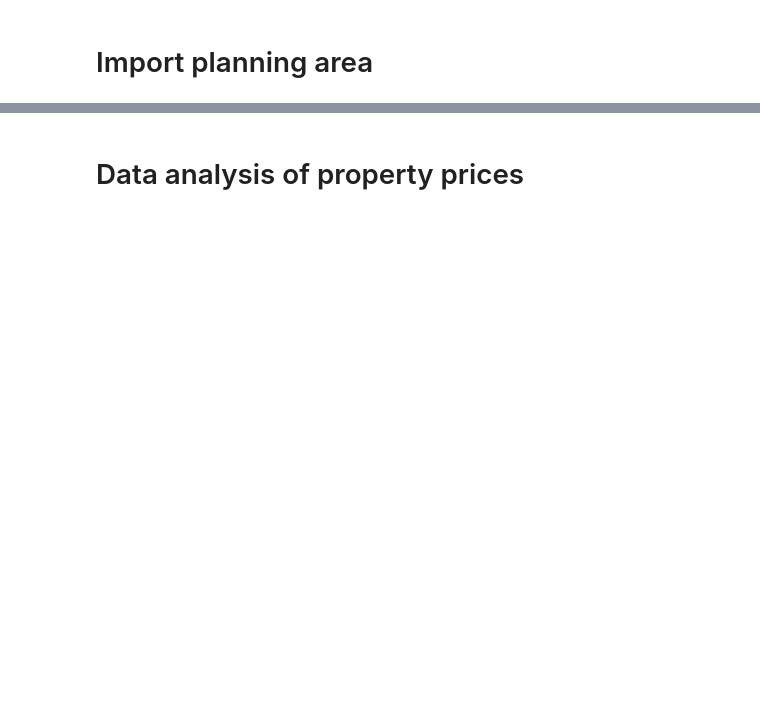
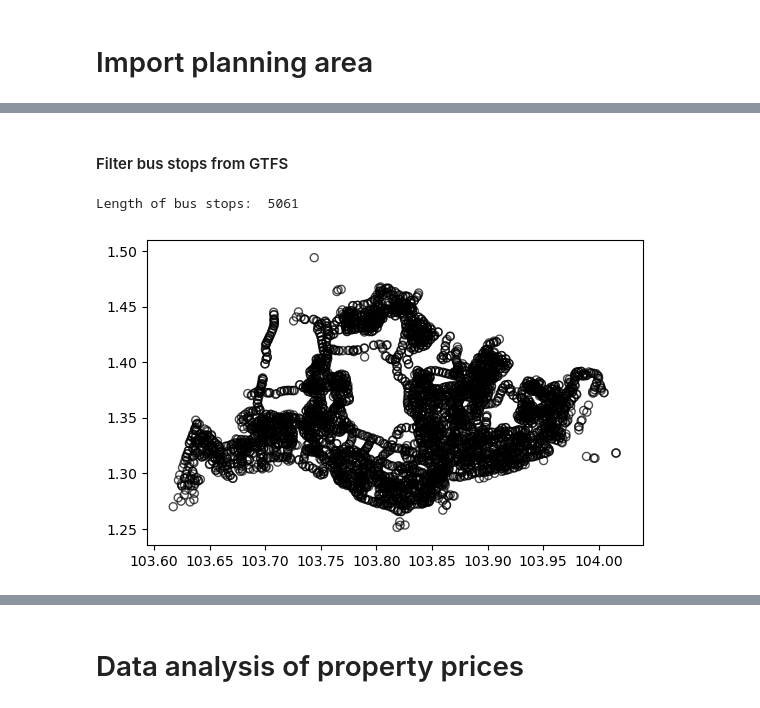
Before and after one commit to pakhuiying/property_prices_flood, a Jupyter notebook: property_prices_analysis.ipynb, the cells around one changed output, grey strips where cells are left out. Saved outputs shown, nothing was run; the diff lists cells and outputs as text; code cells hidden in the pictures; blank space fills up the shorter version.

```diff
--- a/property_prices_analysis.ipynb
+++ b/property_prices_analysis.ipynb
@@ -34,0 +90,11 @@ planningArea_shp.head()
+# %% [markdown]
+#### Filter bus stops from GTFS
+# %%
+busStops = GTFS_stops[GTFS_stops['stop_code'].str.isdigit()] # MRT stops is alphanumeric, but busstop stop codes are only numeric
+print("Length of bus stops: ", len(busStops))
+# add a buffer of 400m
+busStops_400m_buffer = busStops.copy()
+busStops_400m_buffer['geometry'] = add_buffer(busStops, buffer_dist=400, plot=True)
+# %% [output]
+Length of bus stops:  5061
+[figure, added]
```
Also changed, not shown: parts of 44 cells of this notebook, 4 other files.
